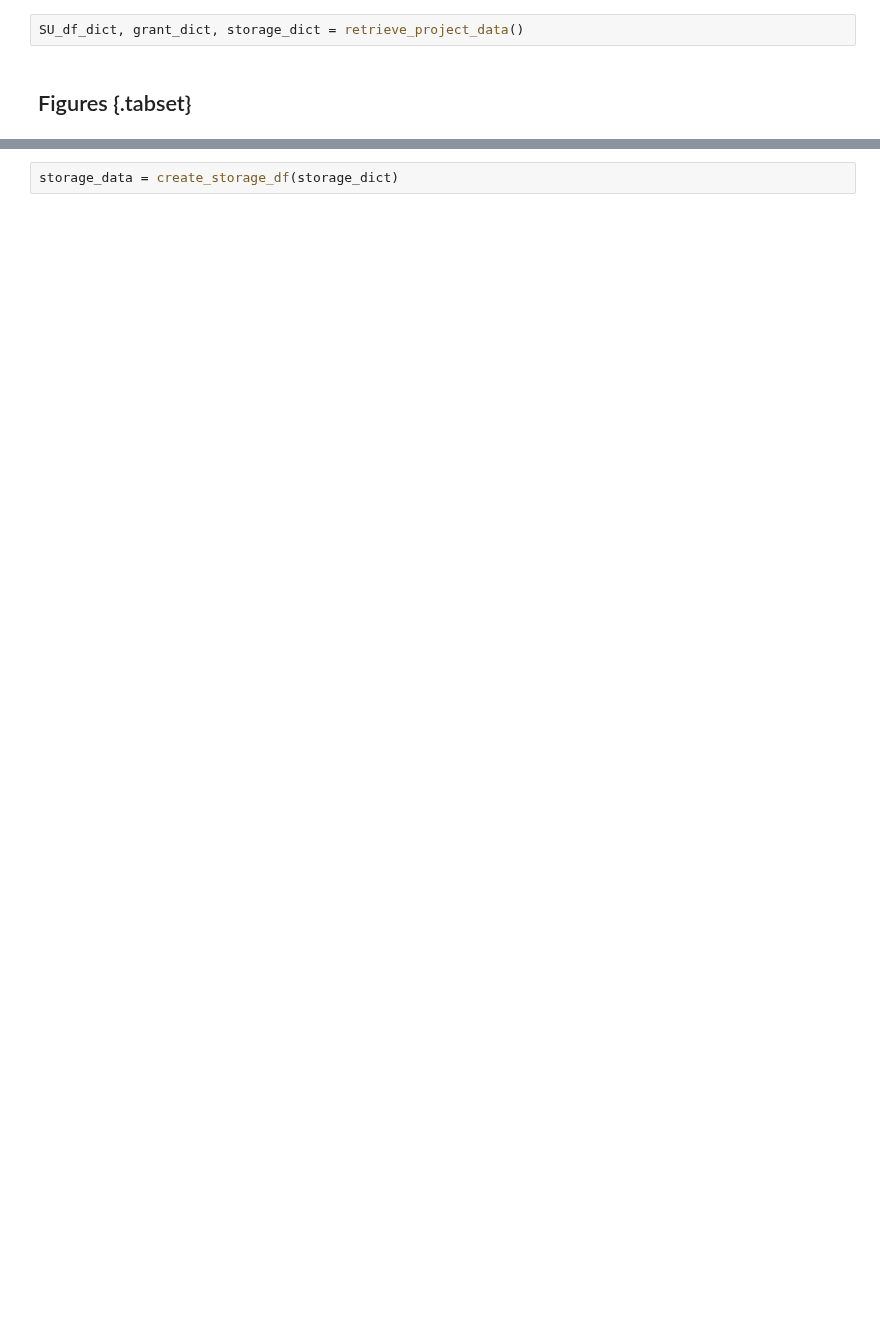
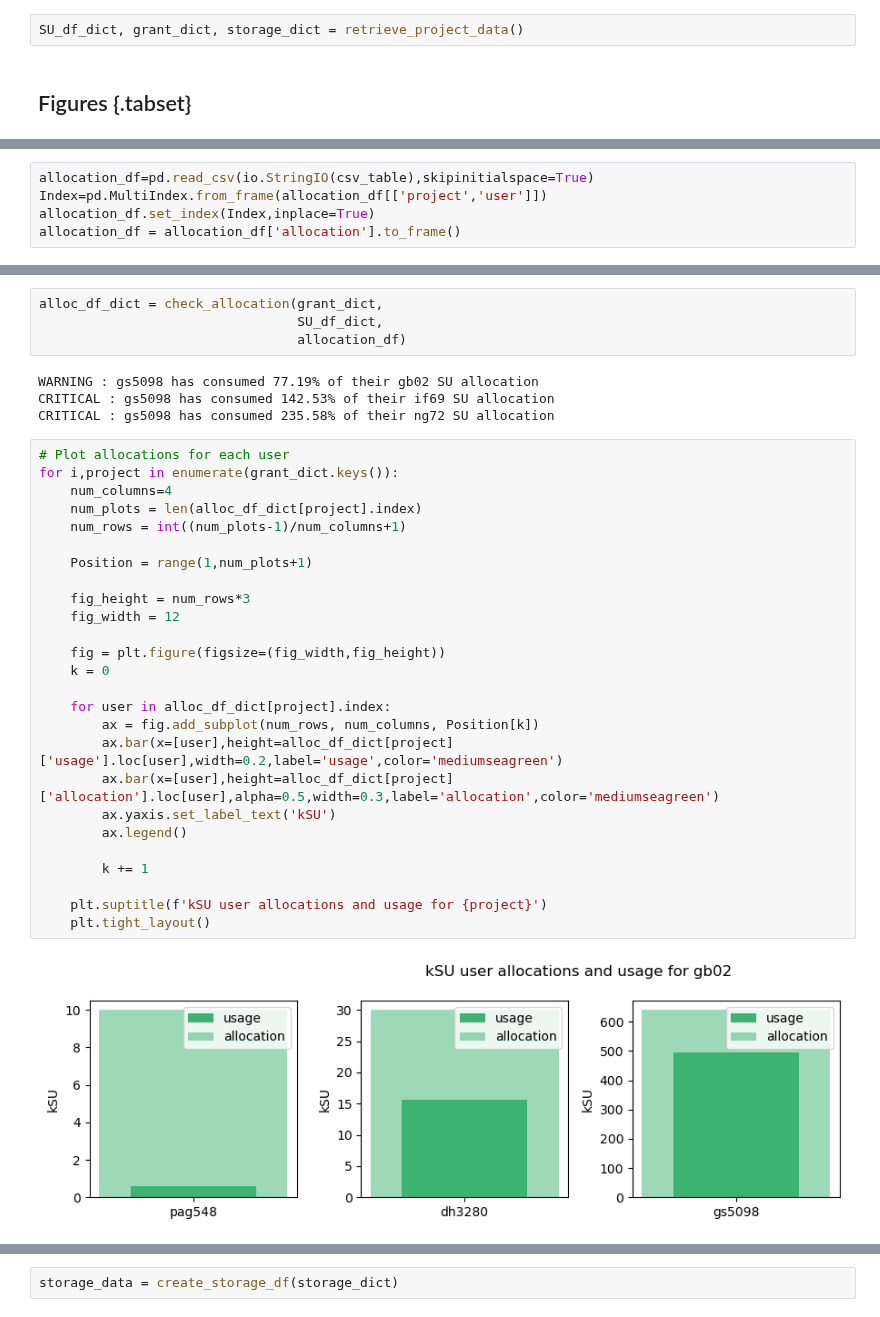
Before and after one commit to 21centuryweather/nci_resource_tools, a Jupyter notebook: notebooks/dashboard.ipynb, the cells around one changed output, grey strips where cells are left out. Cells and saved outputs as stored; diff of their text form; blank space fills up the shorter version.

Commit message:
NEW FILES : Wrote logic to check SU allocation against usage and plot it.             Incorporated Paola's storage logic into check_storage.py

```diff
--- a/notebooks/dashboard.ipynb
+++ b/notebooks/dashboard.ipynb
@@ -53,0 +63,5 @@ SU_df_dict, grant_dict, storage_dict = retrieve_project_data()
+# %%
+allocation_df=pd.read_csv(io.StringIO(csv_table),skipinitialspace=True)
+Index=pd.MultiIndex.from_frame(allocation_df[['project','user']])
+allocation_df.set_index(Index,inplace=True)
+allocation_df = allocation_df['allocation'].to_frame()
@@ -53,0 +83,36 @@ SU_df_dict, grant_dict, storage_dict = retrieve_project_data()
+# %%
+alloc_df_dict = check_allocation(grant_dict,
+                                 SU_df_dict,
+                                 allocation_df)
+# %% [output]
+WARNING : gs5098 has consumed 77.19% of their gb02 SU allocation
+CRITICAL : gs5098 has consumed 142.53% of their if69 SU allocation
+CRITICAL : gs5098 has consumed 235.58% of their ng72 SU allocation
+# %%
+# Plot allocations for each user
+for i,project in enumerate(grant_dict.keys()):
+    num_columns=4
+    num_plots = len(alloc_df_dict[project].index)
+    num_rows = int((num_plots-1)/num_columns+1)
+
+    Position = range(1,num_plots+1)
+
+    fig_height = num_rows*3
+    fig_width = 12
+
+    fig = plt.figure(figsize=(fig_width,fig_height))
+    k = 0
+
+    for user in alloc_df_dict[project].index:
+        ax = fig.add_subplot(num_rows, num_columns, Position[k])
+        ax.bar(x=[user],height=alloc_df_dict[project]['usage'].loc[user],width=0.2,label='usage',color='mediumseagreen')
+        ax.bar(x=[user],height=alloc_df_dict[project]['allocation'].loc[user],alpha=0.5,width=0.3,label='allocation',color='mediumseagreen')
+        ax.yaxis.set_label_text('kSU')
+        ax.legend()
+
+        k += 1
+
+    plt.suptitle(f'kSU user allocations and usage for {project}')
+    plt.tight_layout()
+# %% [output]
+[figure, added]
```
Also changed, not shown: parts of 15 cells of this notebook, 5 other files.
